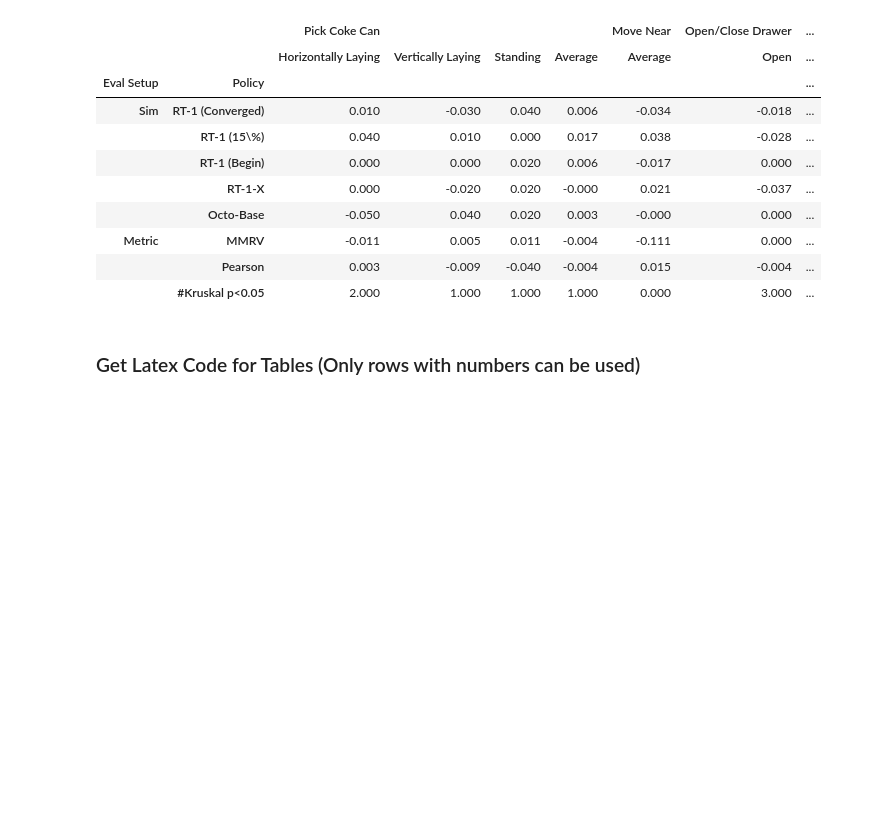
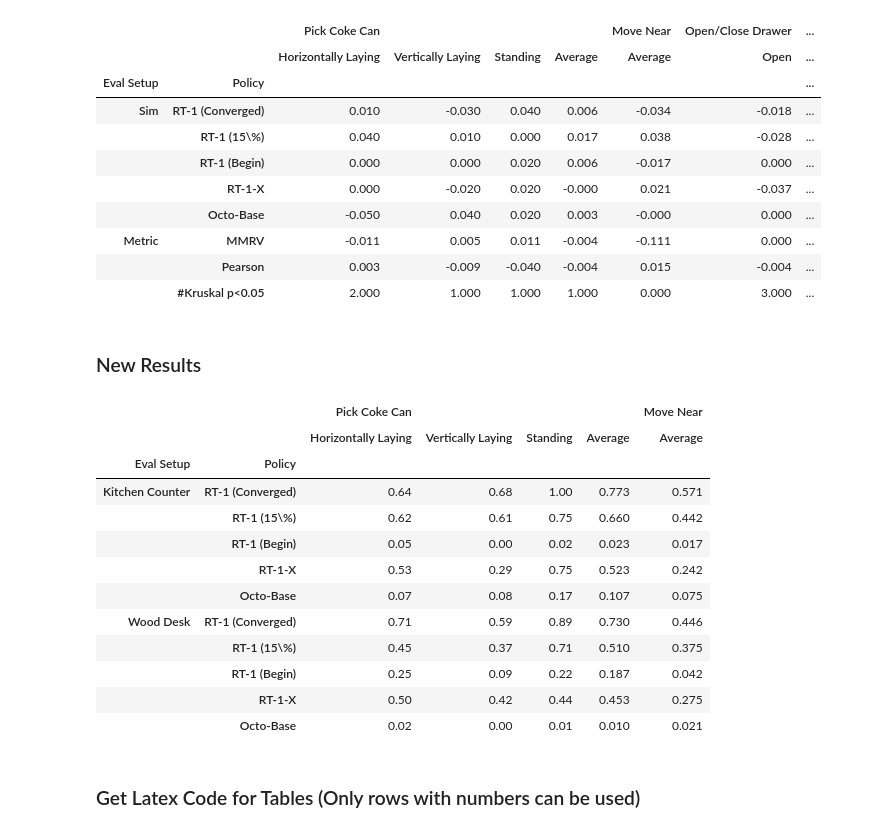
Before and after one commit to unctitus/mmai, a Jupyter notebook: scripts/mine/eval.ipynb, the cells around one changed output. Drawn from its saved outputs; the diff is of its cells as text; code cells hidden in the pictures; blank space fills up the shorter version.

Commit message:
added new scenes implementation

```diff
--- a/scripts/mine/eval.ipynb
+++ b/scripts/mine/eval.ipynb
@@ -610,0 +725,16 @@ print(results_df.to_string())
+# %%
+for task in ["google_robot_pick_coke_can_horizontally_laying",
+             "google_robot_pick_coke_can_vertically_laying",
+             "google_robot_pick_coke_can_standing",
+             "google_robot_pick_coke_can"]:
+    evaluate_task(pick_coke_can_tabletop_tree, task, compute_alignment=False, scene="Kitchen Counter")
+    evaluate_task(pick_coke_can_wood_tree, task, compute_alignment=False, scene="Wood Desk")
+
+for task in ["google_robot_move_near"]:
+    evaluate_task(move_near_tabletop_tree, task, compute_alignment=False, scene="Kitchen Counter")
+    evaluate_task(move_near_wood_tree, task, compute_alignment=False, scene="Wood Desk")
+
+new_order = [0, 1, 3, 2, 4, 5, 6, 8, 7, 9]
+results_wo_alignment_df = results_wo_alignment_df.reindex(new_order)
+
+print(results_wo_alignment_df.to_string())
@@ -733,6 +875,25 @@ display(formatted_results_diff_df)
 | Metric | MMRV | -0.011 | 0.005 | 0.011 | -0.004 | -0.111 | 0.000 | ... |
 |  | Pearson | 0.003 | -0.009 | -0.040 | -0.004 | 0.015 | -0.004 | ... |
 |  | #Kruskal p<0.05 | 2.000 | 1.000 | 1.000 | 1.000 | 0.000 | 3.000 | ... |
+# %% [markdown]
+### New Results
+# %%
+formatted_results_wo_alignment_df = format_df(results_wo_alignment_df)
+display(formatted_results_wo_alignment_df)
+# %% [output]
+|  |  | Pick Coke Can |  |  |  | Move Near |
+|  |  | Horizontally Laying | Vertically Laying | Standing | Average | Average |
+| Eval Setup | Policy |  |  |  |  |  |
+| Kitchen Counter | RT-1 (Converged) | 0.64 | 0.68 | 1.00 | 0.773 | 0.571 |
+|  | RT-1 (15\%) | 0.62 | 0.61 | 0.75 | 0.660 | 0.442 |
+|  | RT-1 (Begin) | 0.05 | 0.00 | 0.02 | 0.023 | 0.017 |
+|  | RT-1-X | 0.53 | 0.29 | 0.75 | 0.523 | 0.242 |
+|  | Octo-Base | 0.07 | 0.08 | 0.17 | 0.107 | 0.075 |
+| Wood Desk | RT-1 (Converged) | 0.71 | 0.59 | 0.89 | 0.730 | 0.446 |
+|  | RT-1 (15\%) | 0.45 | 0.37 | 0.71 | 0.510 | 0.375 |
+|  | RT-1 (Begin) | 0.25 | 0.09 | 0.22 | 0.187 | 0.042 |
+|  | RT-1-X | 0.50 | 0.42 | 0.44 | 0.453 | 0.275 |
+|  | Octo-Base | 0.02 | 0.00 | 0.01 | 0.010 | 0.021 |
 # %% [markdown]
 ### Get Latex Code for Tables (Only rows with numbers can be used)
 # %%
```
Also changed, not shown: parts of 14 cells of this notebook, 19 other files.
